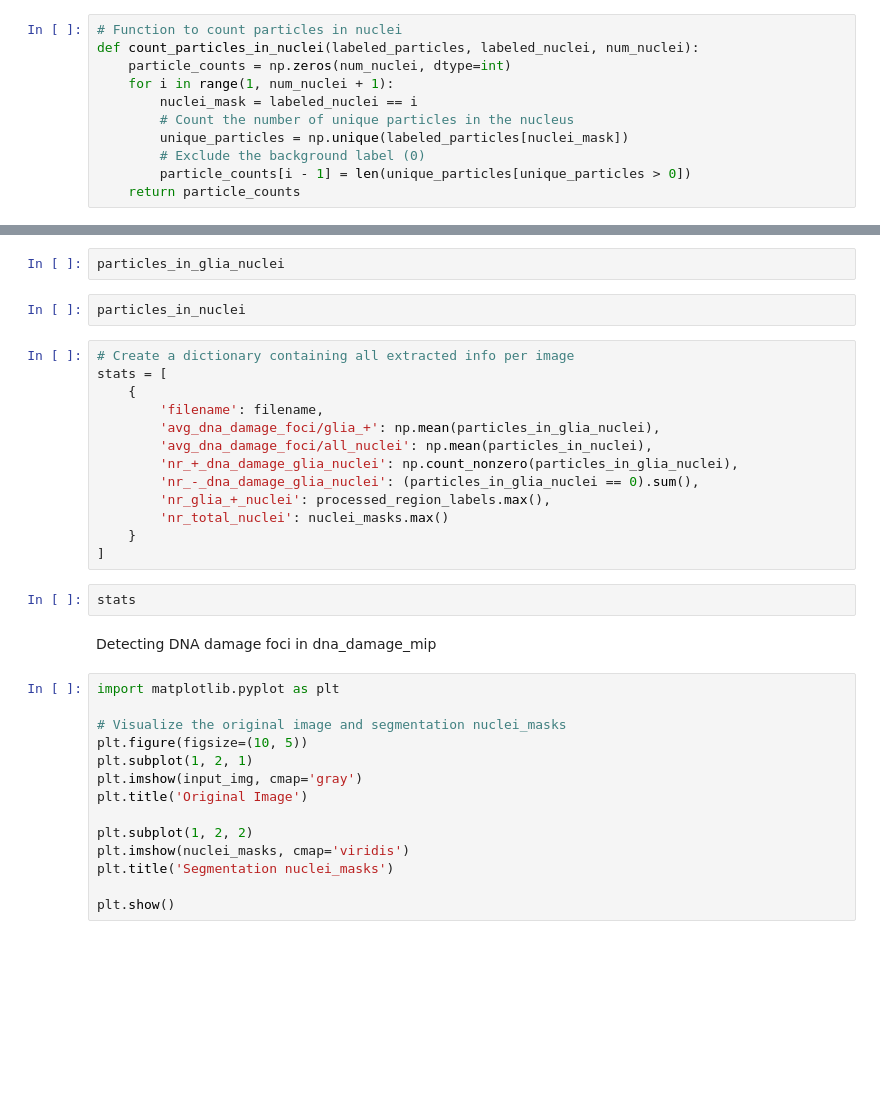
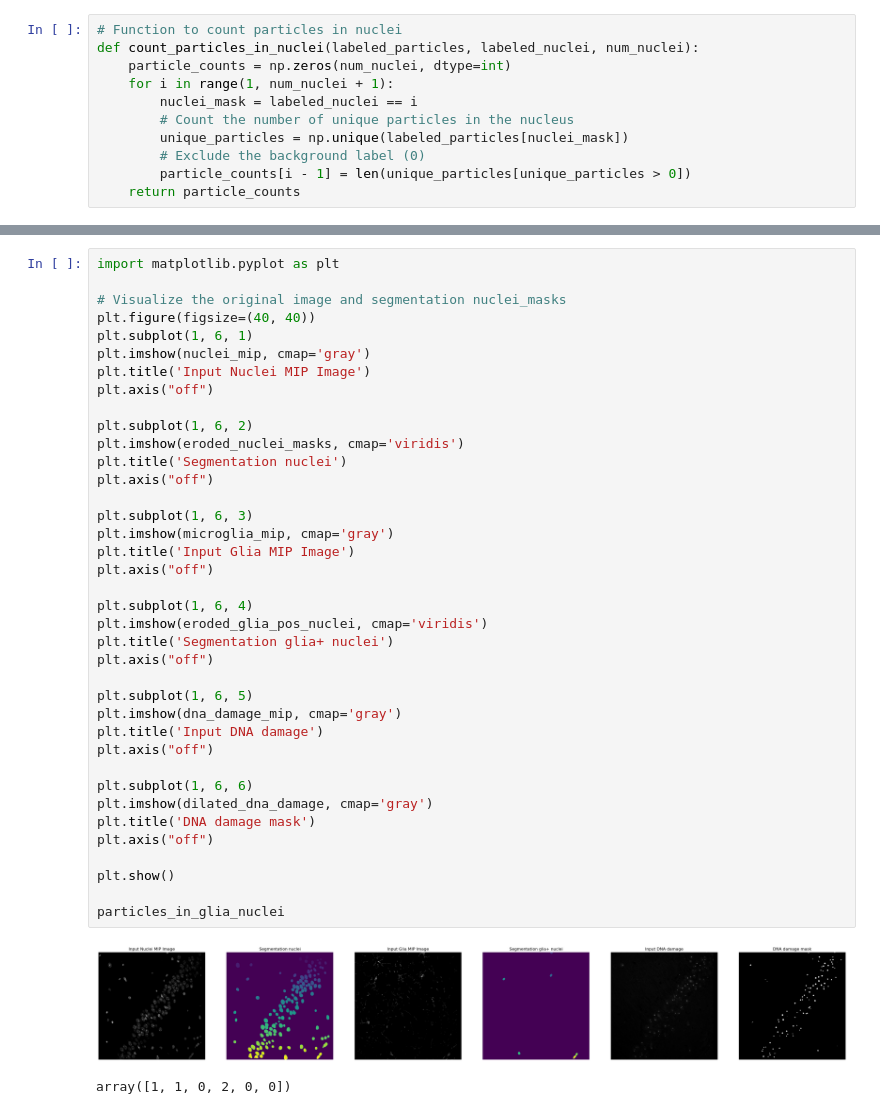
Before and after one commit to adiezsanchez/microglia_dna_damage, a Jupyter notebook: dev.ipynb, the cells around one changed output, grey strips where cells are left out. Cells and saved outputs as stored; diff of their text form; blank space fills up the shorter version.

```diff
--- a/dev.ipynb
+++ b/dev.ipynb
@@ -375,35 +384,41 @@ particles_in_nuclei = count_particles_in_nuclei(labeled_dna_damage, labeled_nucl
-# %%
-particles_in_glia_nuclei
-# %%
-particles_in_nuclei
-# %%
-# Create a dictionary containing all extracted info per image
-stats = [
-    {
-        'filename': filename,
-        'avg_dna_damage_foci/glia_+': np.mean(particles_in_glia_nuclei),
-        'avg_dna_damage_foci/all_nuclei': np.mean(particles_in_nuclei),
-        'nr_+_dna_damage_glia_nuclei': np.count_nonzero(particles_in_glia_nuclei),
-        'nr_-_dna_damage_glia_nuclei': (particles_in_glia_nuclei == 0).sum(),
-        'nr_glia_+_nuclei': processed_region_labels.max(),
-        'nr_total_nuclei': nuclei_masks.max()
-    }
-]
-# %%
-stats
-# %% [markdown]
-Detecting DNA damage foci in dna_damage_mip
-# %%
-import matplotlib.pyplot as plt
-
-# Visualize the original image and segmentation nuclei_masks
-plt.figure(figsize=(10, 5))
-plt.subplot(1, 2, 1)
-plt.imshow(input_img, cmap='gray')
-plt.title('Original Image')
-
-plt.subplot(1, 2, 2)
-plt.imshow(nuclei_masks, cmap='viridis')
-plt.title('Segmentation nuclei_masks')
-
-plt.show()
+# %%
+import matplotlib.pyplot as plt
+
+# Visualize the original image and segmentation nuclei_masks
+plt.figure(figsize=(40, 40))
+plt.subplot(1, 6, 1)
+plt.imshow(nuclei_mip, cmap='gray')
+plt.title('Input Nuclei MIP Image')
+plt.axis("off")
+
+plt.subplot(1, 6, 2)
+plt.imshow(eroded_nuclei_masks, cmap='viridis')
+plt.title('Segmentation nuclei')
+plt.axis("off")
+
+plt.subplot(1, 6, 3)
+plt.imshow(microglia_mip, cmap='gray')
+plt.title('Input Glia MIP Image')
+plt.axis("off")
+
+plt.subplot(1, 6, 4)
+plt.imshow(eroded_glia_pos_nuclei, cmap='viridis')
+plt.title('Segmentation glia+ nuclei')
+plt.axis("off")
+
+plt.subplot(1, 6, 5)
+plt.imshow(dna_damage_mip, cmap='gray')
+plt.title('Input DNA damage')
+plt.axis("off")
+
+plt.subplot(1, 6, 6)
+plt.imshow(dilated_dna_damage, cmap='gray')
+plt.title('DNA damage mask')
+plt.axis("off")
+
+plt.show()
+
+particles_in_glia_nuclei
+# %% [output]
+[figure, added]
+array([1, 1, 0, 2, 0, 0])
```
Also changed, not shown: parts of 6 cells of this notebook.
